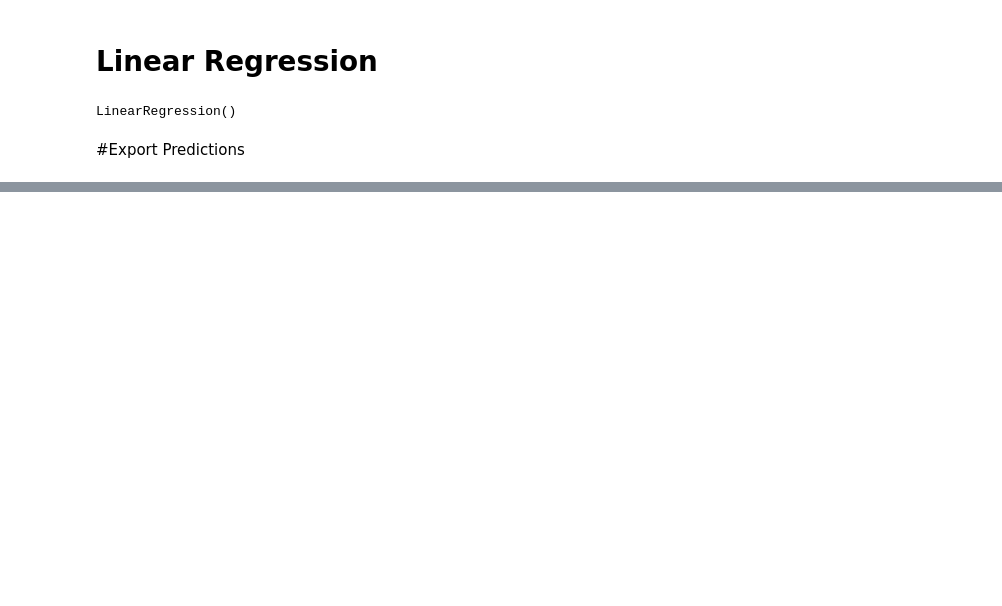
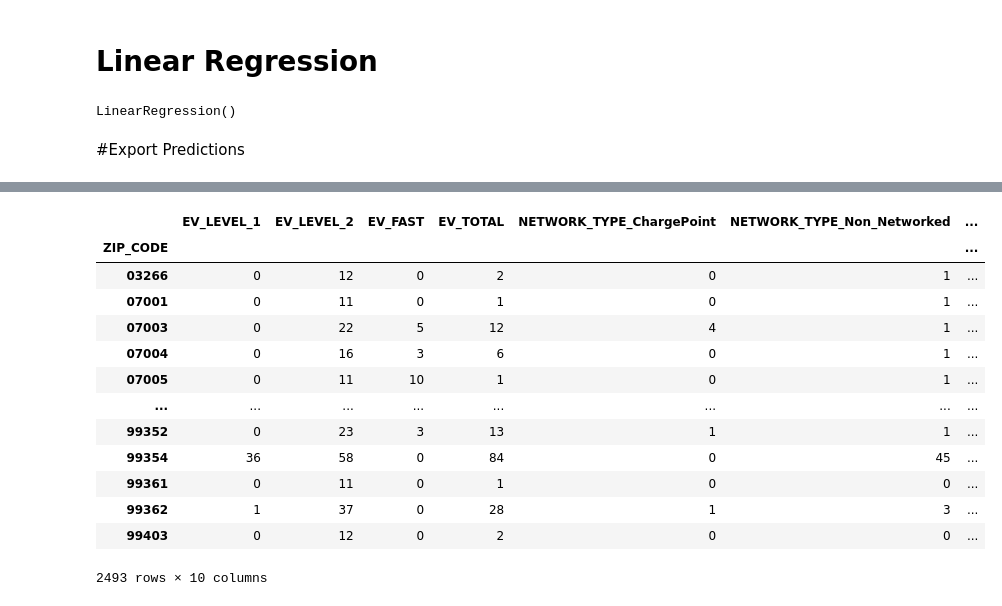
Before and after one commit to jmmadson/data_miners, a Jupyter notebook: ML_Model/data_miners_linear_FINAL.ipynb, the cells around one changed output, grey strips where cells are left out. Saved outputs shown, nothing was run; the diff lists cells and outputs as text; code cells hidden in the pictures; blank space fills up the shorter version.

```diff
--- a/ML_Model/data_miners_linear_FINAL.ipynb
+++ b/ML_Model/data_miners_linear_FINAL.ipynb
@@ -92,0 +102,13 @@ model_predictions_df.to_csv('pred_out_df.csv')
+# %%
+test_df = model_df.copy()
+# %%
+select_feature = input("\n Enter a feature from your dataset: \n EV_LEVEL_1, EV_LEVEL_2, EV_FAST, EV_TOTAL, \n NETWORK_TYPE_ChargePoint, NETWORK_TYPE_Non_Networked, NETWORK_TYPE_Other_Network, \n TOTAL_HOUSEHOLDS, 'MEDIAN_INCOME \n\n ")
+
+modifier_input = input("Modify feature by what (whole number)? \n")
+
+modifier = int(modifier_input)
+
+# iterate over the dataframe row by row
+for index_label, row_series in test_df.iterrows():
+    # For each row update the 'Bonus' value to it's double
+    test_df.at[index_label , select_feature] = row_series[select_feature] + modifier
@@ -92,0 +134,17 @@ model_predictions_df.to_csv('pred_out_df.csv')
+# %%
+test_df
+# %% [output]
+|  | EV_LEVEL_1 | EV_LEVEL_2 | EV_FAST | EV_TOTAL | NETWORK_TYPE_ChargePoint | NETWORK_TYPE_Non_Networked | ... |
+| ZIP_CODE |  |  |  |  |  |  | ... |
+| 03266 | 0 | 12 | 0 | 2 | 0 | 1 | ... |
+| 07001 | 0 | 11 | 0 | 1 | 0 | 1 | ... |
+| 07003 | 0 | 22 | 5 | 12 | 4 | 1 | ... |
+| 07004 | 0 | 16 | 3 | 6 | 0 | 1 | ... |
+| 07005 | 0 | 11 | 10 | 1 | 0 | 1 | ... |
+| ... | ... | ... | ... | ... | ... | ... | ... |
+| 99352 | 0 | 23 | 3 | 13 | 1 | 1 | ... |
+| 99354 | 36 | 58 | 0 | 84 | 0 | 45 | ... |
+| 99361 | 0 | 11 | 0 | 1 | 0 | 0 | ... |
+| 99362 | 1 | 37 | 0 | 28 | 1 | 3 | ... |
+| 99403 | 0 | 12 | 0 | 2 | 0 | 0 | ... |
+2493 rows × 10 columns
```
Also changed, not shown: parts of 20 cells of this notebook.
